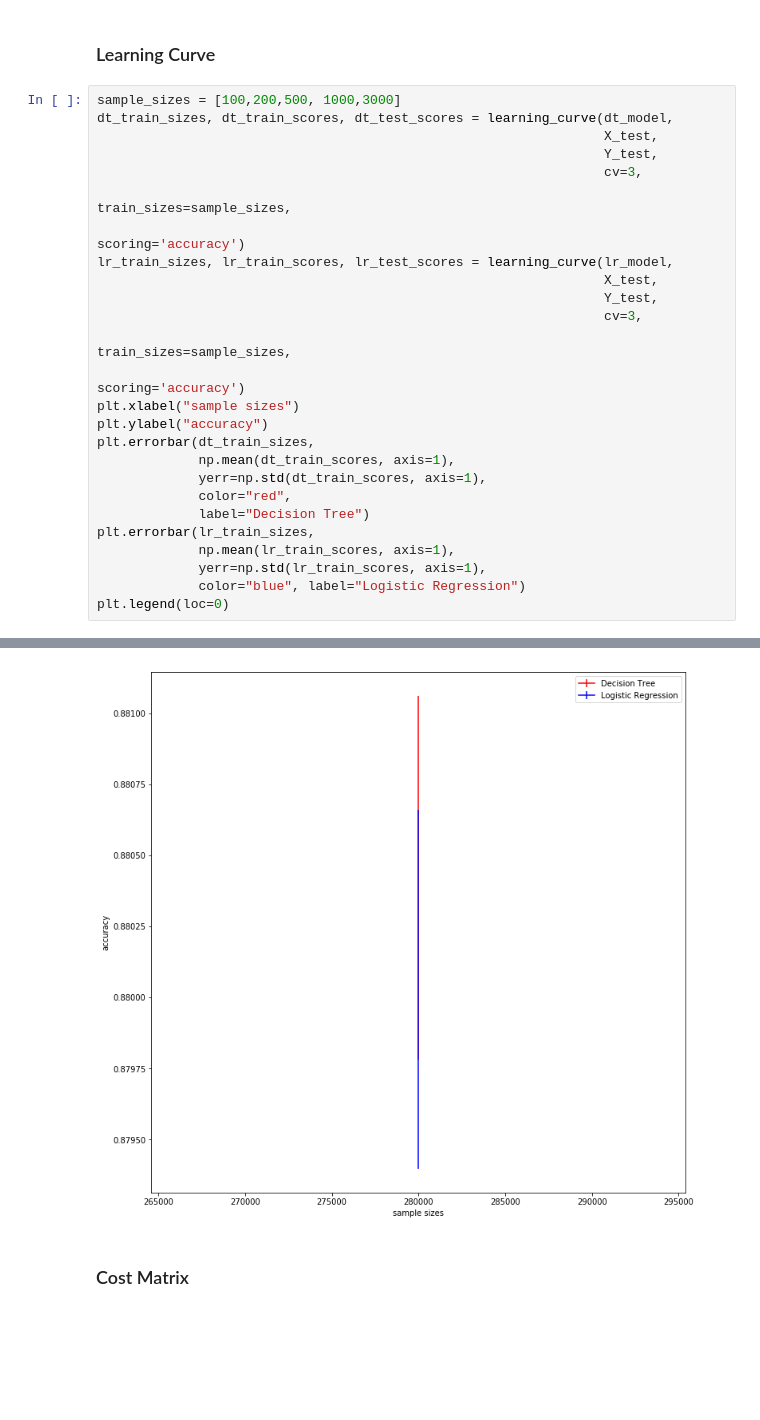
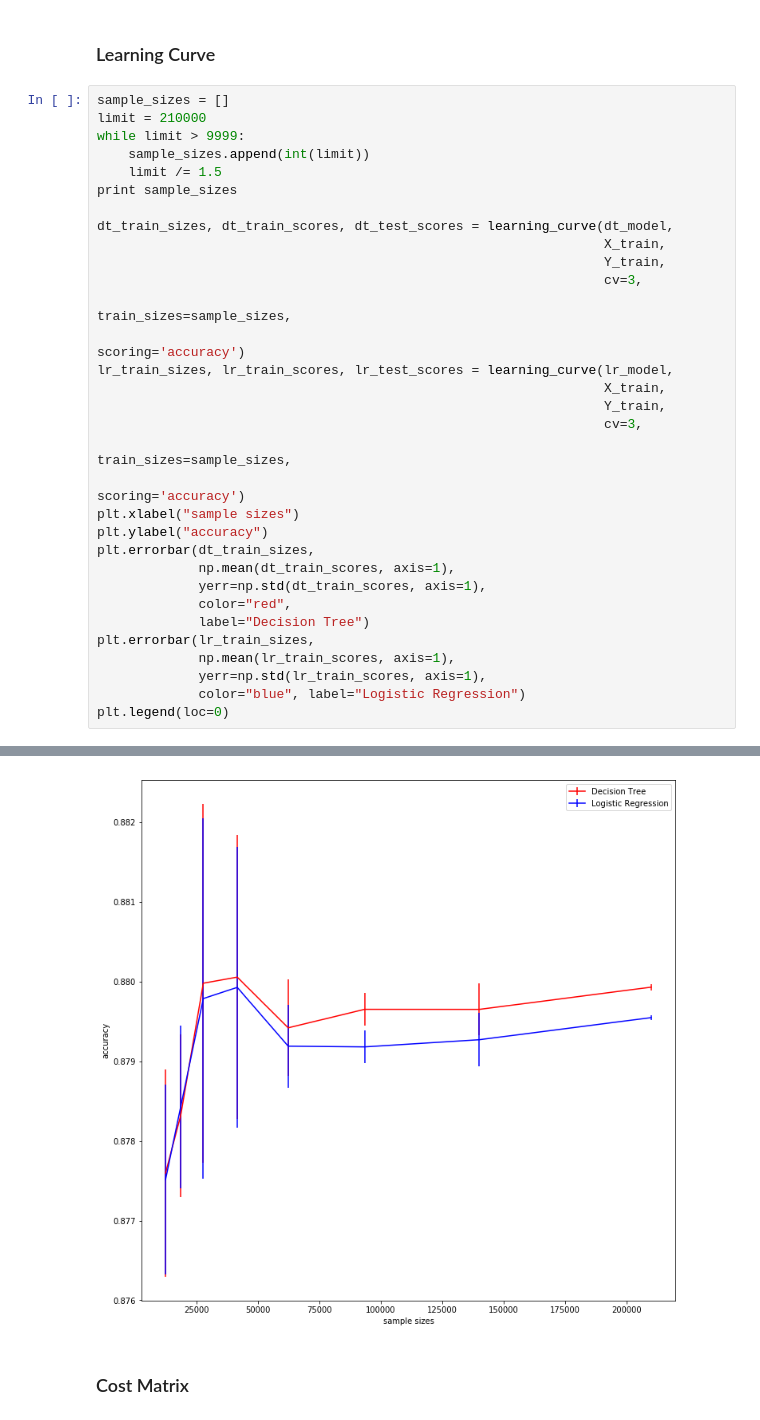
Before and after one commit to jdl359/LendingClubProject, a Jupyter notebook: Main.ipynb, the cells around one changed output, grey strips where cells are left out. Drawn from its saved outputs; the diff is of its cells as text; blank space fills up the shorter version.

Commit message:
Update the learning curve

```diff
--- a/Main.ipynb
+++ b/Main.ipynb
@@ -497,16 +497,22 @@ len(Y)
 # %% [markdown]
 ### Learning Curve
 # %%
-sample_sizes = [100,200,500, 1000,3000]
+sample_sizes = []
+limit = 210000
+while limit > 9999:
+    sample_sizes.append(int(limit))
+    limit /= 1.5
+print sample_sizes
+
 dt_train_sizes, dt_train_scores, dt_test_scores = learning_curve(dt_model,
-                                                                 X_test,
-                                                                 Y_test,
+                                                                 X_train,
+                                                                 Y_train,
                                                                  cv=3,
                                                                  train_sizes=sample_sizes,
                                                                  scoring='accuracy')
 lr_train_sizes, lr_train_scores, lr_test_scores = learning_curve(lr_model,
-                                                                 X_test,
-                                                                 Y_test,
+                                                                 X_train,
+                                                                 Y_train,
                                                                  cv=3,
                                                                  train_sizes=sample_sizes,
                                                                  scoring='accuracy')
@@ -527,4 +534,4 @@ plt.legend(loc=0)
-[figure, old version]
+[figure, new version]
 # %% [markdown]
 ### Cost Matrix
 # %%
```
Also changed, not shown: parts of 1 cell of this notebook.
